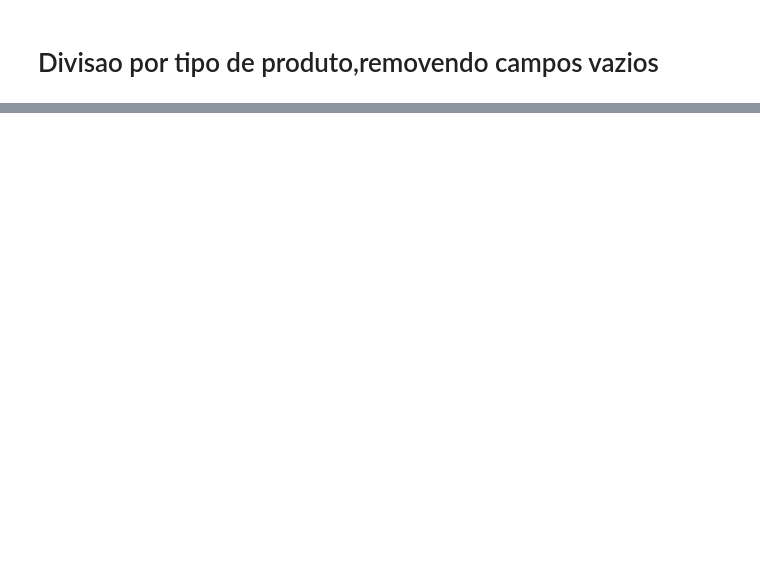
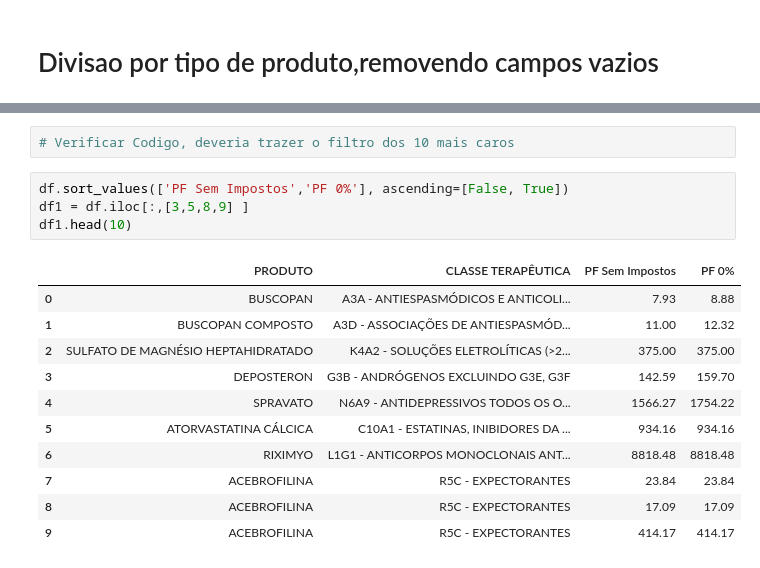
Before and after one commit to pioctba/Projeto_ADA_2, a Jupyter notebook: Projeto_ADA_Medicamentos.ipynb, the cells around one changed output, grey strips where cells are left out. Cells and saved outputs as stored; diff of their text form; blank space fills up the shorter version.

```diff
--- a/Projeto_ADA_Medicamentos.ipynb
+++ b/Projeto_ADA_Medicamentos.ipynb
@@ -141,0 +177,18 @@ plt.show()
+# %%
+# Verificar Codigo, deveria trazer o filtro dos 10 mais caros
+# %%
+df.sort_values(['PF Sem Impostos','PF 0%'], ascending=[False, True])
+df1 = df.iloc[:,[3,5,8,9] ]
+df1.head(10)
+# %% [output]
+|  | PRODUTO | CLASSE TERAPÊUTICA | PF Sem Impostos | PF 0% |
+| 0 | BUSCOPAN | A3A - ANTIESPASMÓDICOS E ANTICOLI... | 7.93 | 8.88 |
+| 1 | BUSCOPAN COMPOSTO | A3D - ASSOCIAÇÕES DE ANTIESPASMÓD... | 11.00 | 12.32 |
+| 2 | SULFATO DE MAGNÉSIO HEPTAHIDRATADO | K4A2 - SOLUÇÕES ELETROLÍTICAS (>2... | 375.00 | 375.00 |
+| 3 | DEPOSTERON | G3B - ANDRÓGENOS EXCLUINDO G3E, G3F | 142.59 | 159.70 |
+| 4 | SPRAVATO | N6A9 - ANTIDEPRESSIVOS TODOS OS O... | 1566.27 | 1754.22 |
+| 5 | ATORVASTATINA CÁLCICA | C10A1 - ESTATINAS, INIBIDORES DA ... | 934.16 | 934.16 |
+| 6 | RIXIMYO | L1G1 - ANTICORPOS MONOCLONAIS ANT... | 8818.48 | 8818.48 |
+| 7 | ACEBROFILINA | R5C - EXPECTORANTES | 23.84 | 23.84 |
+| 8 | ACEBROFILINA | R5C - EXPECTORANTES | 17.09 | 17.09 |
+| 9 | ACEBROFILINA | R5C - EXPECTORANTES | 414.17 | 414.17 |
```
Also changed, not shown: parts of 18 cells of this notebook.
